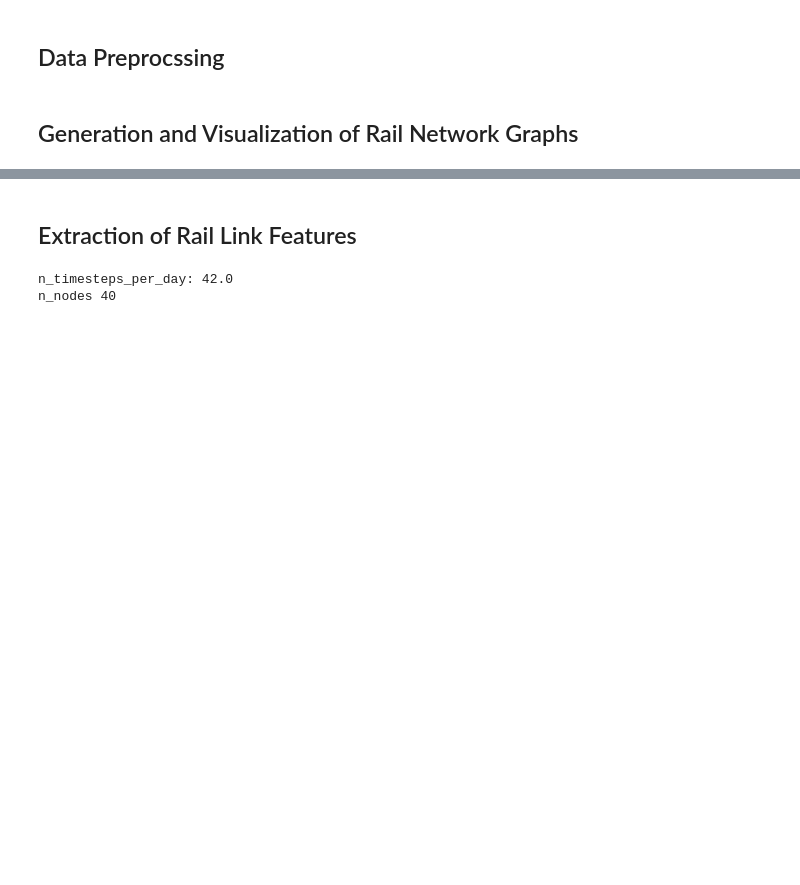
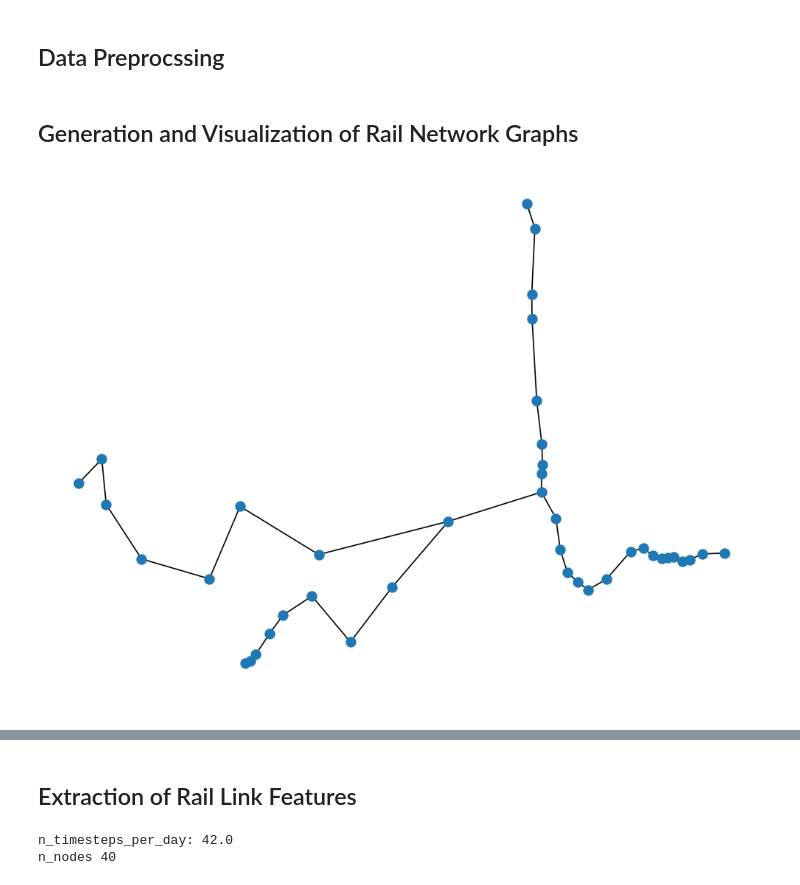
Before and after one commit to jacob-heglund/raildelay, a Jupyter notebook: notebooks/raildelays_create_data.ipynb, the cells around one changed output, grey strips where cells are left out. Saved outputs shown, nothing was run; the diff lists cells and outputs as text; code cells hidden in the pictures; blank space fills up the shorter version.

```diff
--- a/notebooks/raildelays_create_data.ipynb
+++ b/notebooks/raildelays_create_data.ipynb
@@ -398,14 +389,25 @@ idx_position = {}
 counter = 0
 for i in stop_position:
     idx_position[stop_idx[i]] = (stop_position[i][1],stop_position[i][0])
+# %%
+# plotting options
+show_plots = True
+figsize = (4, 3)
+dpi = 300
+node_size = 6
+# xlim, ylim based on min/max lat/long for the included stations in the dataset
+xlim = (-4.05, -0.05)
+ylim = (51.3, 52.08)
 # %%
 G = nx.read_adjlist(adjlist_path, nodetype=int)
 if show_plots:
     fig = plt.subplots(figsize=figsize, dpi=dpi)
-    nx.draw(G, idx_position, node_size=node_size)
+    nx.draw(G, idx_position, node_size=node_size, width=0.4)
     plt.xlim(xlim)
     plt.ylim(ylim)
     plt.show()
+# %% [output]
+[figure, added]
 # %%
 if show_plots:
     fig = plt.subplots(figsize=figsize, dpi=dpi)
```
Also changed, not shown: parts of 22 cells of this notebook, 38 other files.
